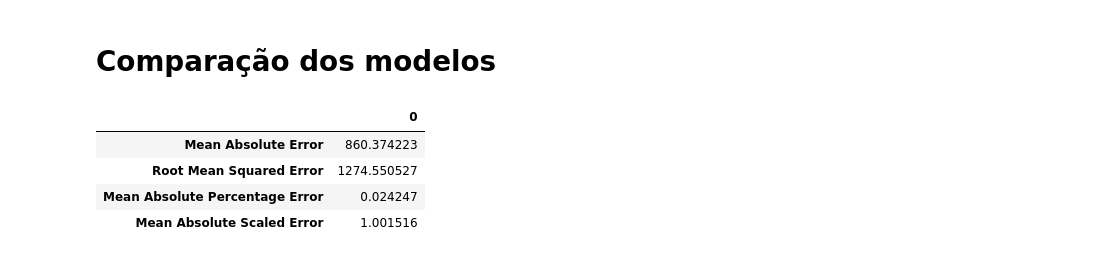
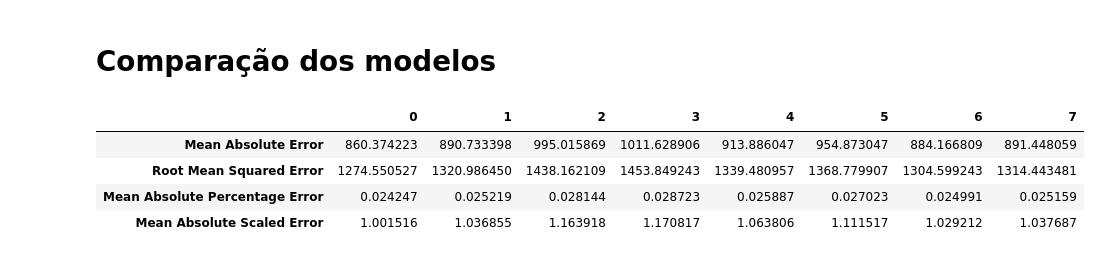
Before and after one commit to flohmannjr/tensorflow_curso, a Jupyter notebook: TensorFlow_MP3_BitPredict.ipynb, the cells around one changed output. Drawn from its saved outputs; the diff is of its cells as text; code cells hidden in the pictures.

Commit message:
Add Modelo 7

```diff
--- a/TensorFlow_MP3_BitPredict.ipynb
+++ b/TensorFlow_MP3_BitPredict.ipynb
@@ -813,0 +872,36 @@ dataset_treino, dataset_teste
+# %%
+%%time
+
+tf.random.set_seed(SEMENTE)
+
+modelo_nome = 'modelo_7_n_beats'
+
+entradas = Input(shape=(NBEATS_ENTRADA), name='camada_entrada')
+
+residuo, previsao = NBeatsBlock(input_size=NBEATS_ENTRADA,
+                                horizon=NBEATS_HORIZONTE,
+                                n_neurons=NBEATS_NEURONIOS,
+                                name='bloco_0')(entradas)
+
+for p in range(1, NBEATS_PILHAS):
+
+    residuo_pilha, previsao_pilha = NBeatsBlock(input_size=NBEATS_ENTRADA,
+                                                horizon=NBEATS_HORIZONTE,
+                                                n_neurons=NBEATS_NEURONIOS,
+                                                name=f'bloco_{p}')(residuo)
+
+    residuo  = Subtract(name=f"subtracao_{p}")([residuo, residuo_pilha])
+    previsao = Add(name=f"adicao_{p}")([previsao, previsao_pilha])
+
+modelo = Model(inputs=entradas, outputs=previsao, name=modelo_nome)
+
+modelo.compile(loss=PERDA,
+               optimizer=Adam(),
+               metrics=METRICAS)
+
+modelo.fit(dataset_treino,
+           epochs=NBEATS_ITERACOES,
+           validation_data=dataset_teste,
+           callbacks=[EarlyStopping(monitor='val_loss', patience=200, restore_best_weights=True),
+                      ReduceLROnPlateau(monitor='val_loss', patience=100, verbose=1)],
+           verbose=0)
@@ -813,0 +942,2 @@ dataset_treino, dataset_teste
+# %%
+previsoes = modelo.predict(dataset_teste)
@@ -814,3 +952,5 @@ dataset_treino, dataset_teste
+# %%
+metricas[7] = metricas_modelo(tf.squeeze(horizontes_teste), tf.squeeze(previsoes))
 # %% [markdown]
 # Outros modelos
 # %% [markdown]
@@ -818,10 +958,11 @@ Other kinds of time series forecasting models which can be used for baselines an
 # %% [markdown]
 # Comparação dos modelos
 # %%
-pd.DataFrame([m for m in metricas if m is not None]).T
+df_metricas = pd.DataFrame([m for m in metricas if m is not None])
+df_metricas.T
 # %% [output]
-|  | 0 |
-| Mean Absolute Error | 860.374223 |
-| Root Mean Squared Error | 1274.550527 |
-| Mean Absolute Percentage Error | 0.024247 |
-| Mean Absolute Scaled Error | 1.001516 |
+|  | 0 | 1 | 2 | 3 | 4 | 5 | 6 | 7 |
+| Mean Absolute Error | 860.374223 | 890.733398 | 995.015869 | 1011.628906 | 913.886047 | 954.873047 | 884.166809 | 891.448059 |
+| Root Mean Squared Error | 1274.550527 | 1320.986450 | 1438.162109 | 1453.849243 | 1339.480957 | 1368.779907 | 1304.599243 | 1314.443481 |
+| Mean Absolute Percentage Error | 0.024247 | 0.025219 | 0.028144 | 0.028723 | 0.025887 | 0.027023 | 0.024991 | 0.025159 |
+| Mean Absolute Scaled Error | 1.001516 | 1.036855 | 1.163918 | 1.170817 | 1.063806 | 1.111517 | 1.029212 | 1.037687 |
```
Also changed, not shown: parts of 42 cells of this notebook.
